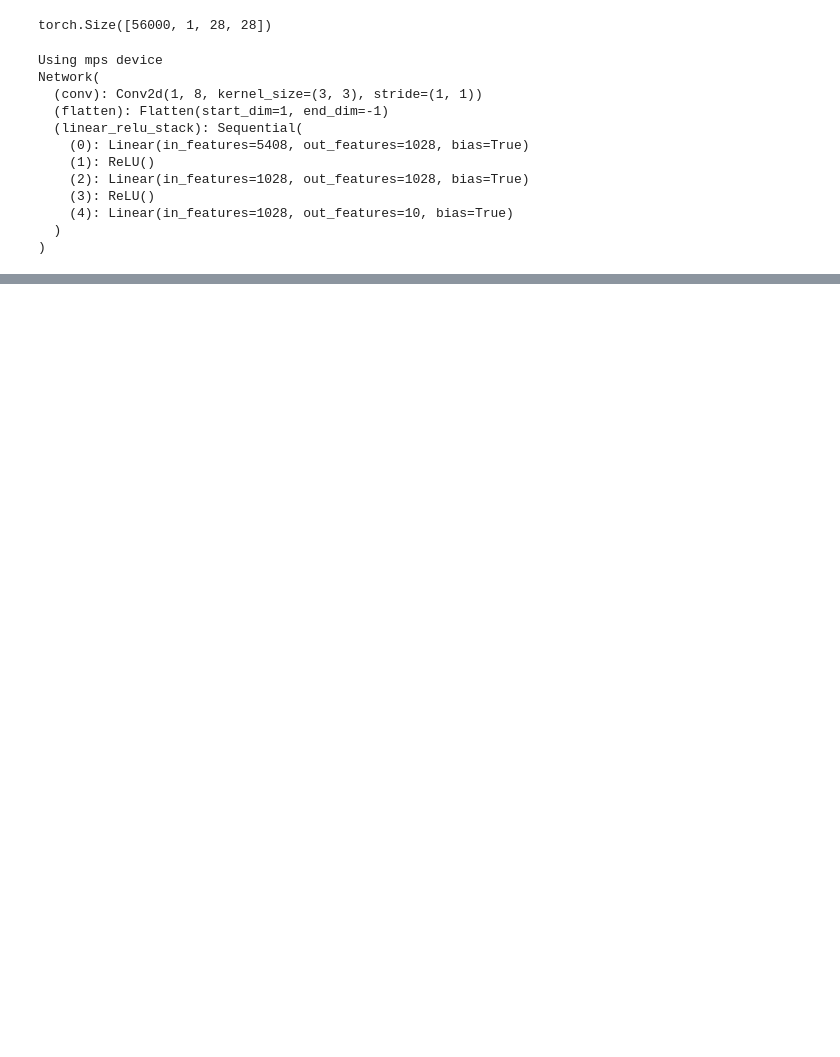
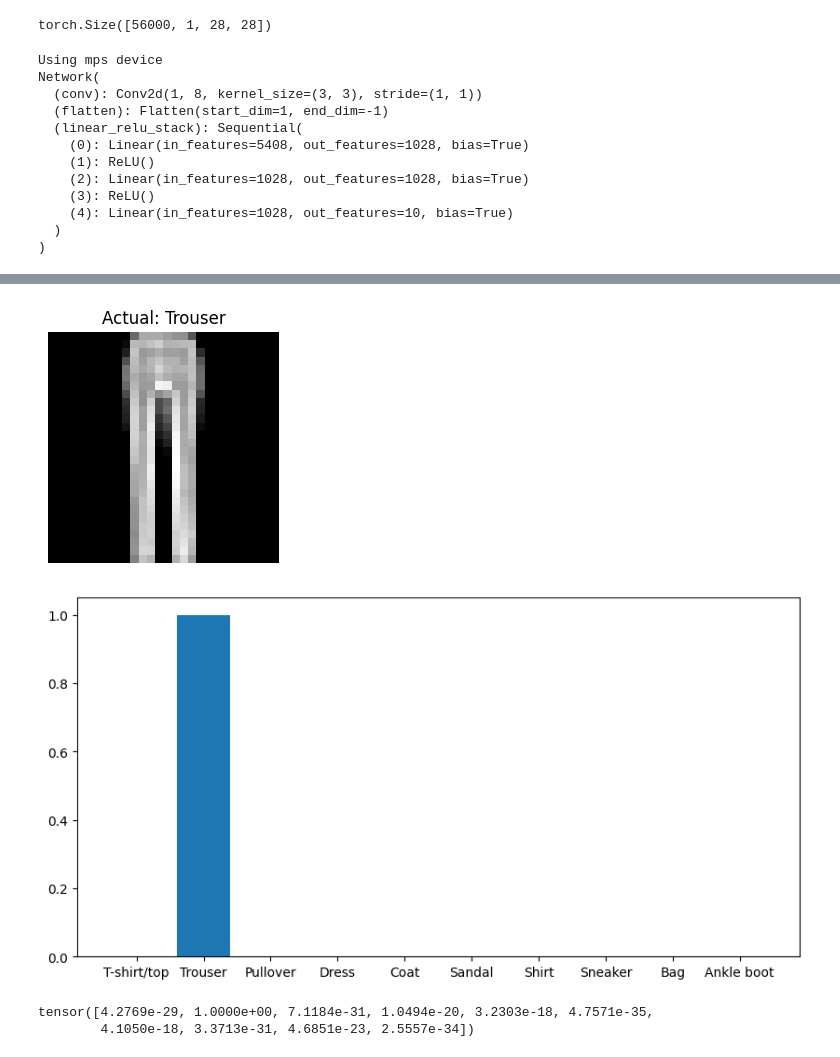
Before and after one commit to Anonymouseyy/image-class, a Jupyter notebook: mnist.ipynb, the cells around one changed output, grey strips where cells are left out. Saved outputs shown, nothing was run; the diff lists cells and outputs as text; code cells hidden in the pictures; blank space fills up the shorter version.

```diff
--- a/mnist.ipynb
+++ b/mnist.ipynb
@@ -199,0 +203,32 @@ for i, ax in enumerate(axes):
+# %%
+model.eval()
+subject = 69
+
+with torch.no_grad():
+    X_eval = X[subject]
+    X_eval = X_eval.unsqueeze(0)
+    X_eval = X_eval.to(device)
+    pred = model(X_eval)
+
+    pred = pred.squeeze(0)
+    pred = torch.softmax(pred, dim=0)
+
+X[subject].cpu()
+pred = torch.Tensor.cpu(pred)
+
+plt.figure(figsize=(3, 3))
+plt.imshow(X[subject].squeeze(0), cmap='gray')
+plt.axis('off')
+plt.title(f"Actual: {fashion_mnist_labels[int(y[subject])]}")
+plt.show()
+
+plt.figure(figsize=(10, 5))
+plt.bar(fashion_mnist_labels, pred)
+plt.show()
+
+print(pred)
+# %% [output]
+[figure, added]
+[figure, added]
+tensor([4.2769e-29, 1.0000e+00, 7.1184e-31, 1.0494e-20, 3.2303e-18, 4.7571e-35,
+        4.1050e-18, 3.3713e-31, 4.6851e-23, 2.5557e-34])
```
Also changed, not shown: parts of 3 cells of this notebook.
